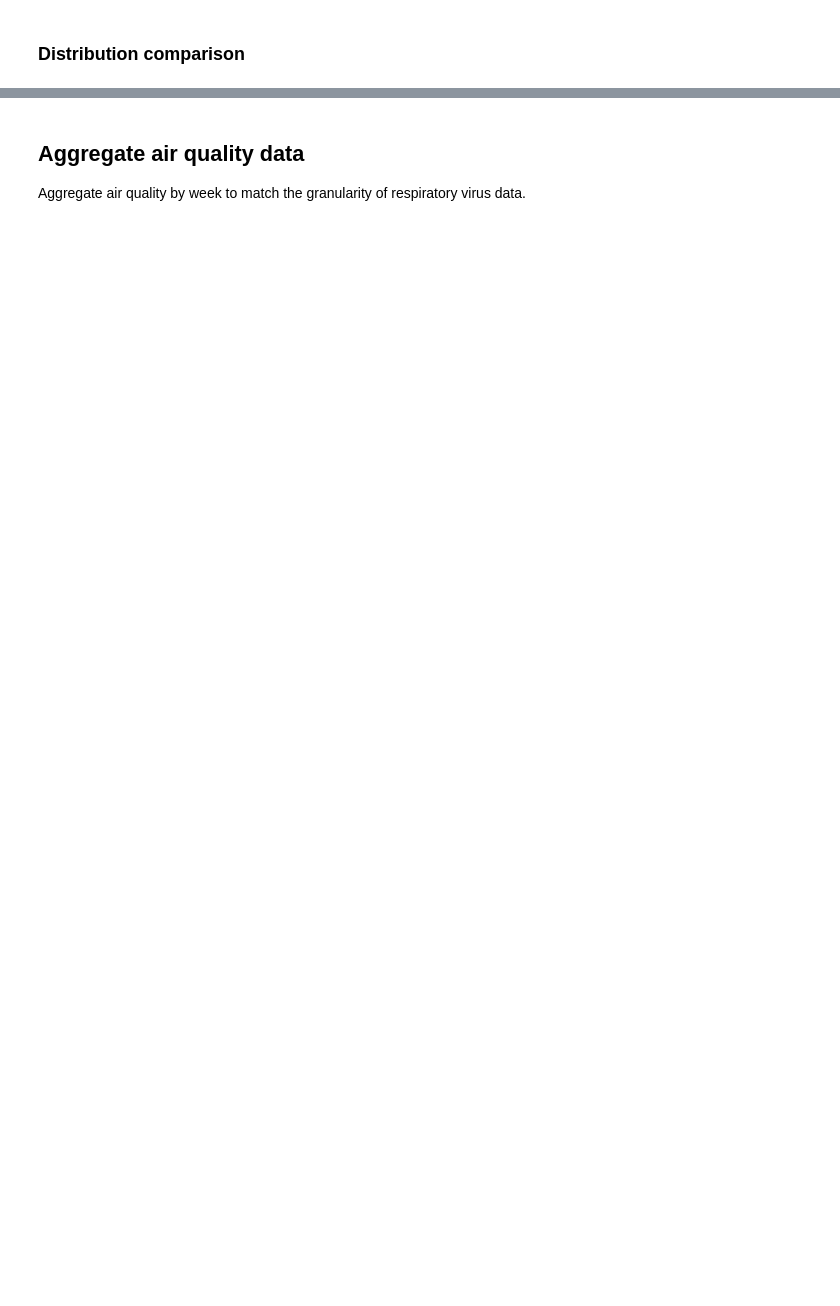
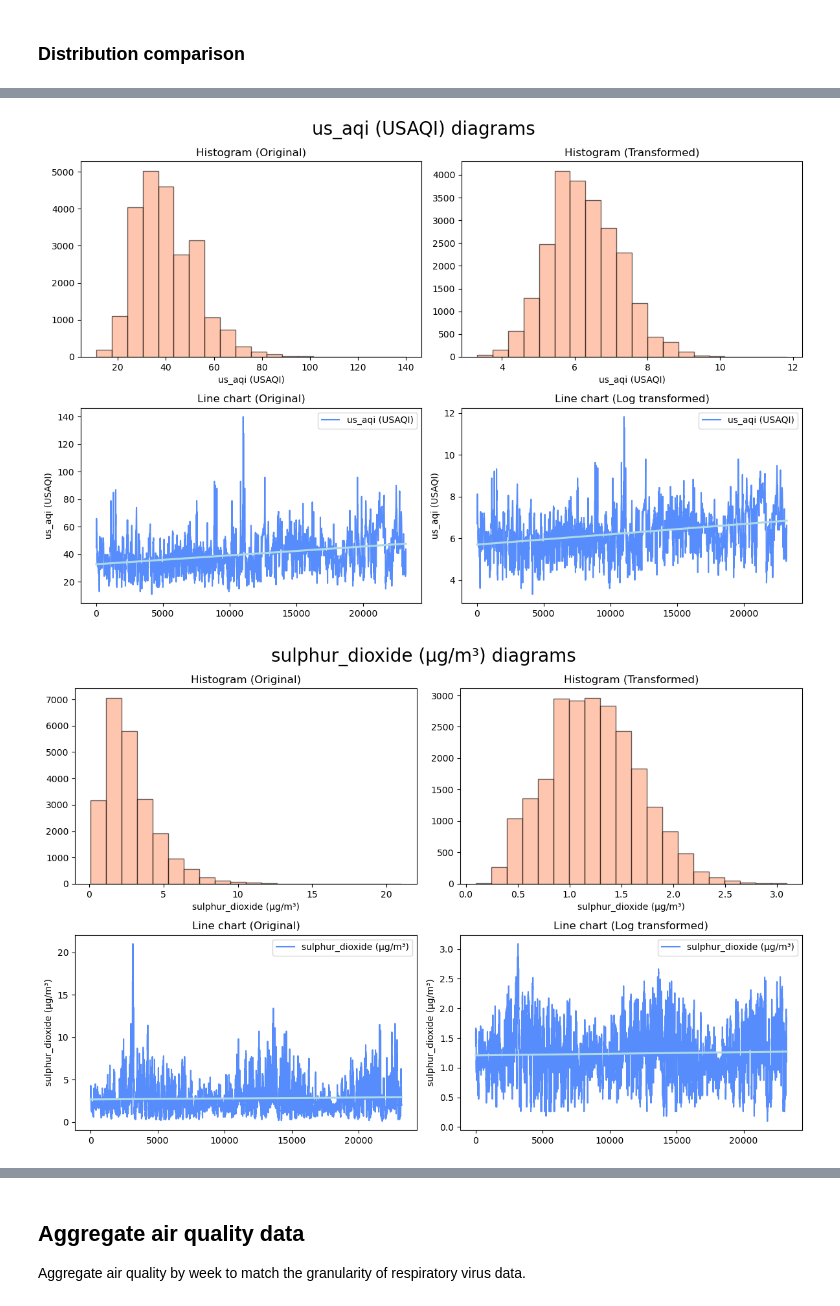
Before and after one commit to ianbunag/cmpe-255-data-mining-project, a Jupyter notebook: 03-30-data-preparation-open-meteo.ipynb, the cells around one changed output, grey strips where cells are left out. Saved outputs shown, nothing was run; the diff lists cells and outputs as text; code cells hidden in the pictures; blank space fills up the shorter version.

```diff
--- a/03-30-data-preparation-open-meteo.ipynb
+++ b/03-30-data-preparation-open-meteo.ipynb
@@ -175,0 +112,13 @@ for feature_comparison in features_comparison:
+# %%
+compare_distributions(
+    aq_cleaned,
+    aq_transformed,
+    [
+        aq_keys['us_aqi (USAQI)'], # square root transformation.
+        aq_keys['sulphur_dioxide (μg/m³)'], # log transformation.
+        aq_keys['carbon_monoxide (μg/m³)'] # Yeo-Johnson transformation.
+    ]
+)
+# %% [output]
+[figure, added]
+[figure, added]
```
Also changed, not shown: parts of 10 cells of this notebook, 6 other files.
